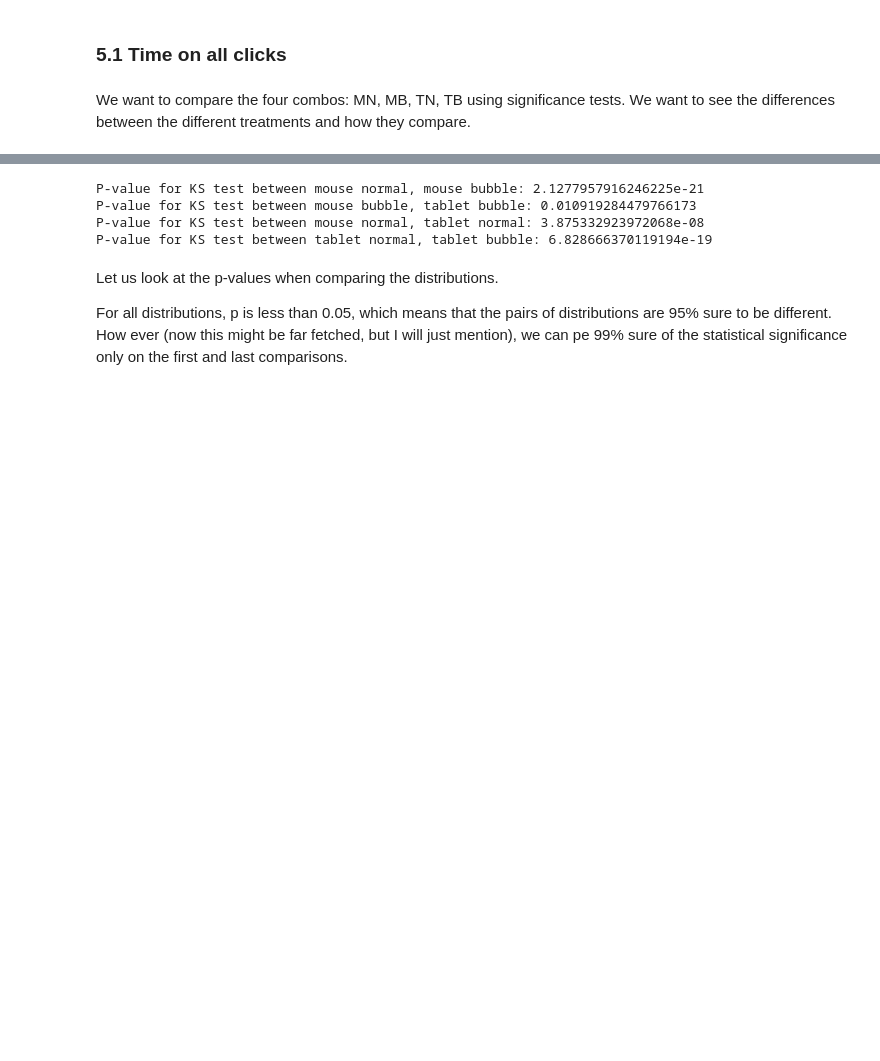
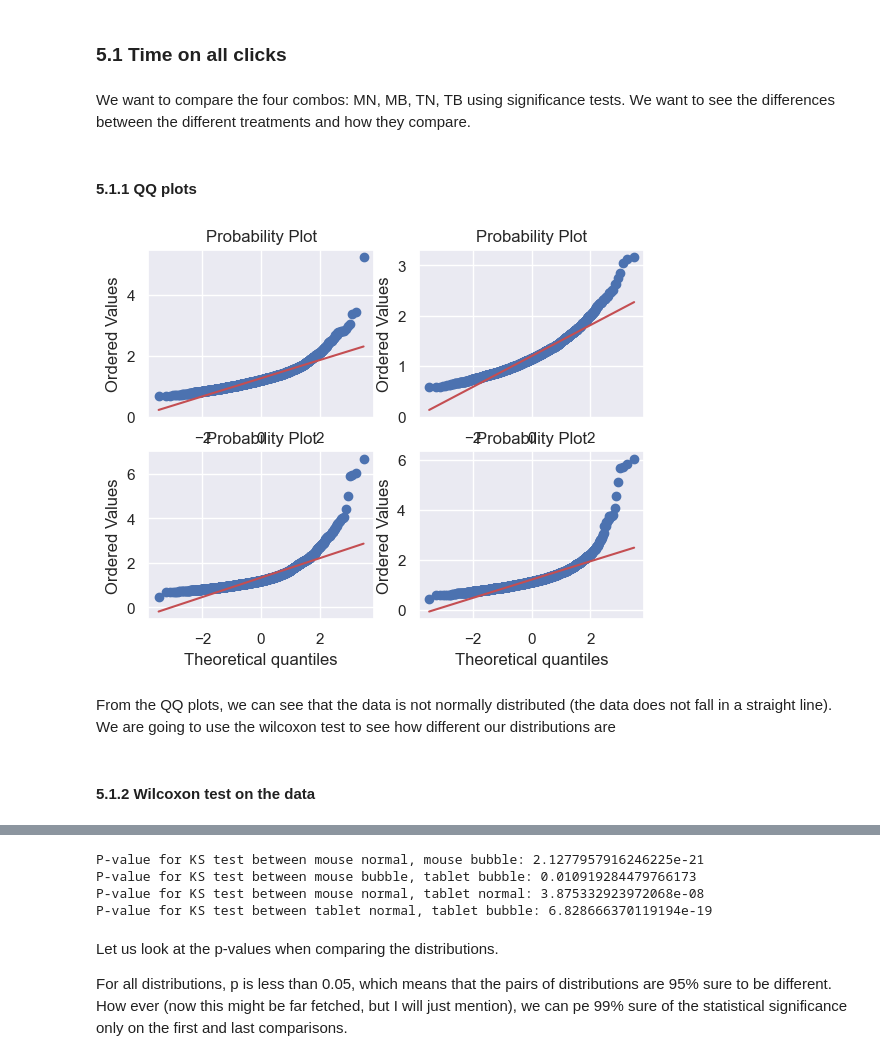
Before and after one commit to IoanaBaciu24/BubbleCursorExperiment, a Jupyter notebook: experiment_analysis.ipynb, the cells around one changed output, grey strips where cells are left out. Saved outputs shown, nothing was run; the diff lists cells and outputs as text; code cells hidden in the pictures; blank space fills up the shorter version.

```diff
--- a/experiment_analysis.ipynb
+++ b/experiment_analysis.ipynb
@@ -346,3 +346,25 @@ MNt = get_all_values_of_all(file_names_MN, "clickTime")
 MBt = get_all_values_of_all(file_names_MB, "clickTime")
 TNt = get_all_values_of_all(file_names_TN, "clickTime")
 TBt = get_all_values_of_all(file_names_TB, "clickTime")
+# %% [markdown]
+#### 5.1.1 QQ plots
+# %%
+# do a QQ plot of the data
+
+import scipy.stats as stats
+import matplotlib.pyplot as plt
+
+# Create the QQ plot
+fig, ax = plt.subplots(2,2)
+stats.probplot(MNt, plot=ax[0][0])
+stats.probplot(MBt, plot=ax[0][1])
+stats.probplot(TNt, plot=ax[1][0])
+stats.probplot(TBt, plot=ax[1][1])
+
+plt.show()
+# %% [output]
+[figure, added]
+# %% [markdown]
+From the QQ plots, we can see that the data is not normally distributed (the data does not fall in a straight line). We are going to use the wilcoxon test to see how different our distributions are
+# %% [markdown]
+#### 5.1.2 Wilcoxon test on the data
```
Also changed, not shown: parts of 16 cells of this notebook.
